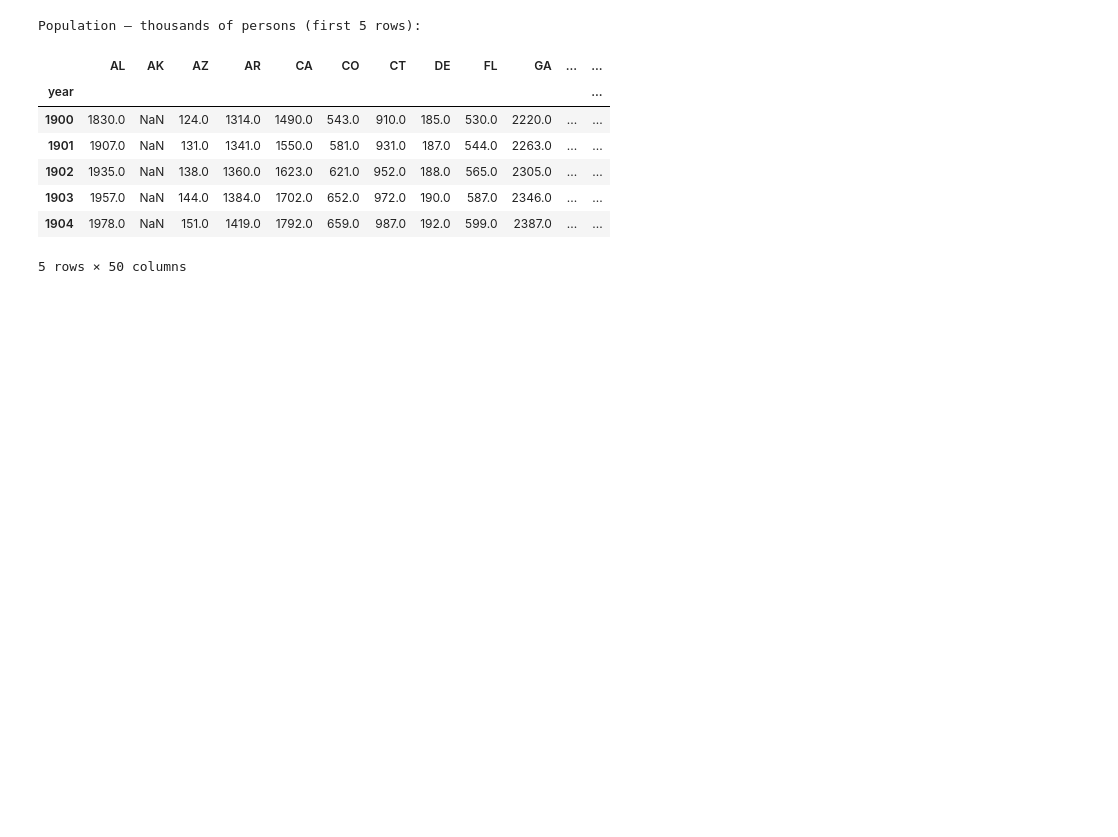
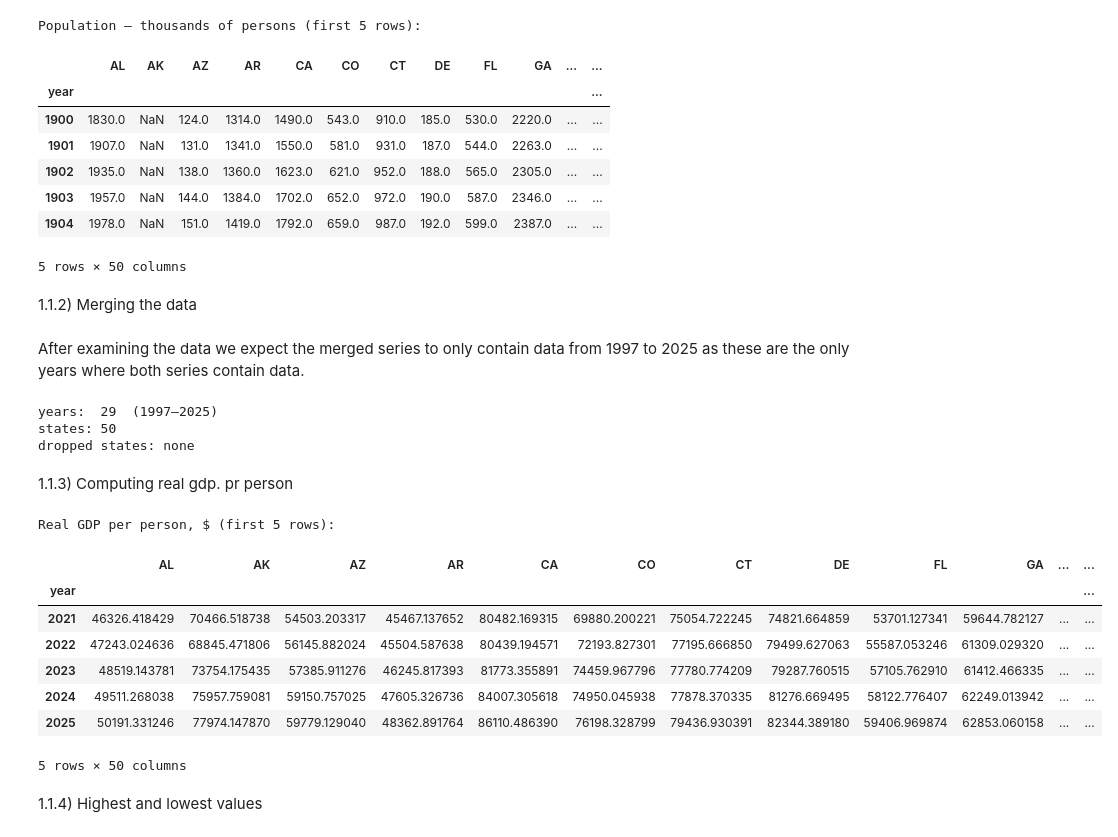
Before and after one commit to NumEconCopenhagen/projects-2024-group67, a Jupyter notebook: Exam/exam_notebook.ipynb, the cells around one changed output. Drawn from its saved outputs; the diff is of its cells as text; code cells hidden in the pictures; blank space fills up the shorter version.

```diff
--- a/Exam/exam_notebook.ipynb
+++ b/Exam/exam_notebook.ipynb
@@ -37,3 +37,50 @@ Population — thousands of persons (first 5 rows):
 | 1903 | 1957.0 | NaN | 144.0 | 1384.0 | 1702.0 | 652.0 | 972.0 | 190.0 | 587.0 | 2346.0 | ... | ... |
 | 1904 | 1978.0 | NaN | 151.0 | 1419.0 | 1792.0 | 659.0 | 987.0 | 192.0 | 599.0 | 2387.0 | ... | ... |
 5 rows × 50 columns
+# %% [markdown]
+1.1.2) Merging the data
+# %% [markdown]
+After examining the data we expect the merged series to only contain data from 1997 to 2025 as these are the only years where both series contain data.
+# %%
+from states import STATES
+
+# a. We use an inner join on the year, such that we only keep observations in both series.
+years = df_gdp.index.intersection(df_pop.index)
+gdp = df_gdp.loc[years]
+pop = df_pop.loc[years]
+
+# b. We now drop missing observation in either series
+complete = gdp.notna().all(axis=0) & pop.notna().all(axis=0)
+gdp = gdp.loc[:, complete]
+pop = pop.loc[:, complete]
+
+# c. Printing what is kept and dropped
+dropped = [s for s in STATES if s not in gdp.columns]
+print(f'years:  {gdp.shape[0]}  ({years.min()}–{years.max()})')
+print(f'states: {gdp.shape[1]}')
+print(f'dropped states: {dropped if dropped else "none"}')
+# %% [output]
+years:  29  (1997–2025)
+states: 50
+dropped states: none
+# %% [markdown]
+1.1.3) Computing real gdp. pr person
+# %%
+# we multiply with 1000 such that we get the number in dollars pr. person
+y = gdp / pop * 1_000
+
+# a. displaying our computations
+print('Real GDP per person, $ (first 5 rows):')
+display(y.tail())
+# %% [output]
+Real GDP per person, $ (first 5 rows):
+|  | AL | AK | AZ | AR | CA | CO | CT | DE | FL | GA | ... | ... |
+| year |  |  |  |  |  |  |  |  |  |  |  | ... |
+| 2021 | 46326.418429 | 70466.518738 | 54503.203317 | 45467.137652 | 80482.169315 | 69880.200221 | 75054.722245 | 74821.664859 | 53701.127341 | 59644.782127 | ... | ... |
+| 2022 | 47243.024636 | 68845.471806 | 56145.882024 | 45504.587638 | 80439.194571 | 72193.827301 | 77195.666850 | 79499.627063 | 55587.053246 | 61309.029320 | ... | ... |
+| 2023 | 48519.143781 | 73754.175435 | 57385.911276 | 46245.817393 | 81773.355891 | 74459.967796 | 77780.774209 | 79287.760515 | 57105.762910 | 61412.466335 | ... | ... |
+| 2024 | 49511.268038 | 75957.759081 | 59150.757025 | 47605.326736 | 84007.305618 | 74950.045938 | 77878.370335 | 81276.669495 | 58122.776407 | 62249.013942 | ... | ... |
+| 2025 | 50191.331246 | 77974.147870 | 59779.129040 | 48362.891764 | 86110.486390 | 76198.328799 | 79436.930391 | 82344.389180 | 59406.969874 | 62853.060158 | ... | ... |
+5 rows × 50 columns
+# %% [markdown]
+1.1.4) Highest and lowest values
```
Also changed, not shown: parts of 4 cells of this notebook.
